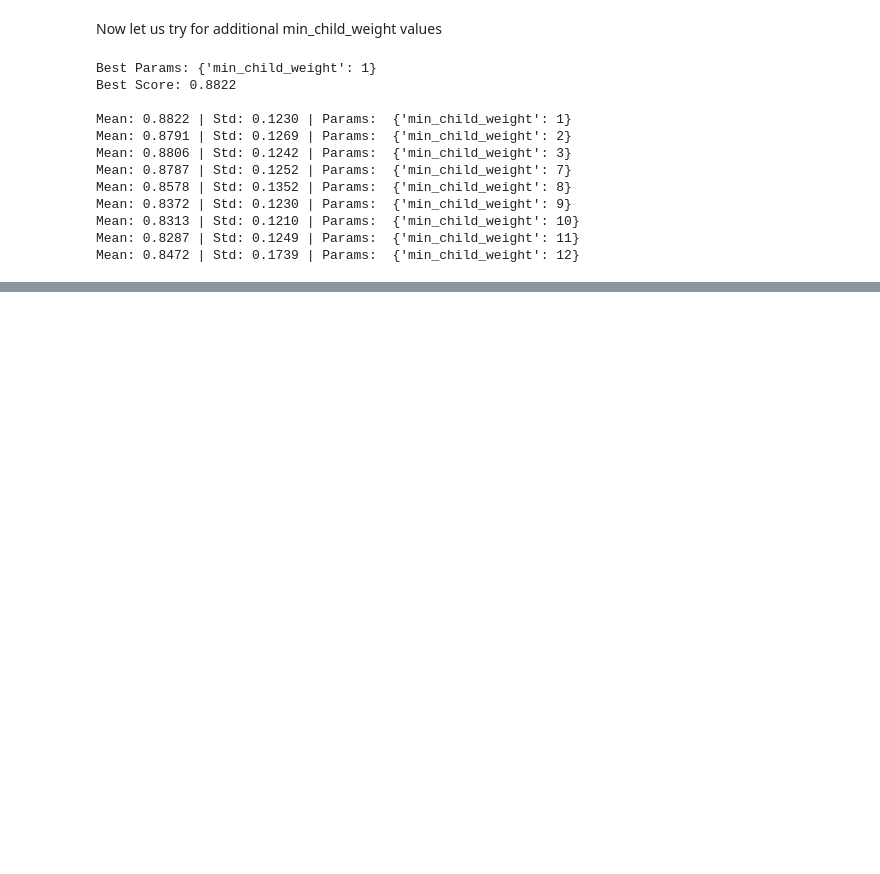
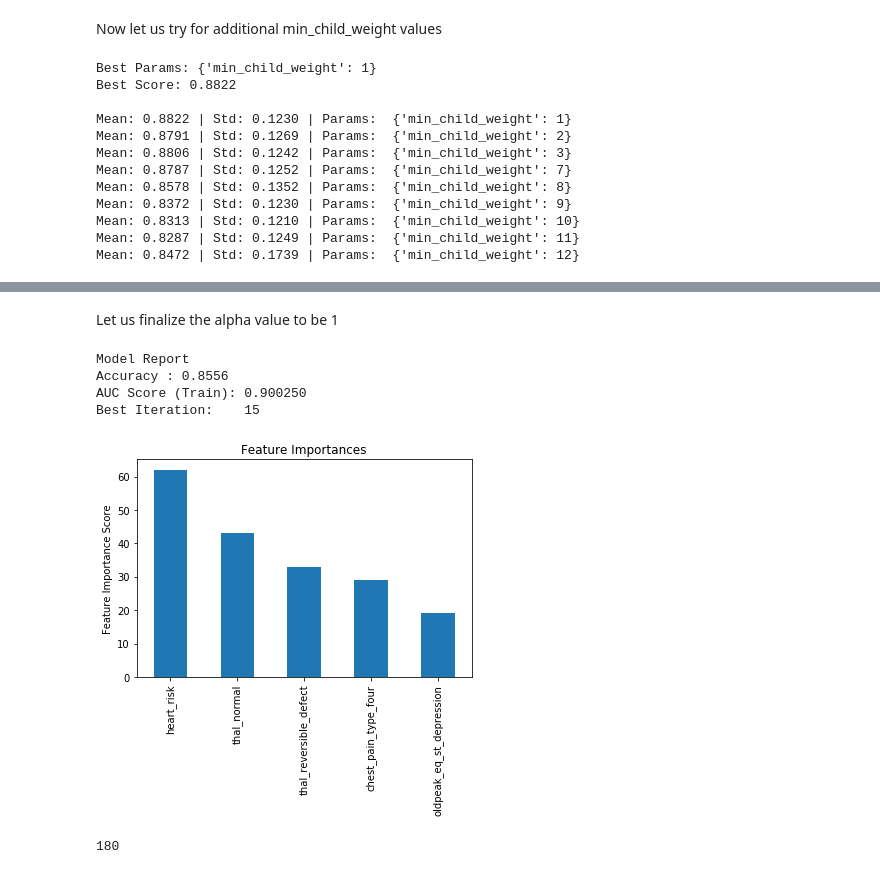
Before and after one commit to sivacharansrc/Predicting-Heart-Disease, a Jupyter notebook: pyScript.ipynb, the cells around one changed output, grey strips where cells are left out. Cells and saved outputs as stored; diff of their text form; code cells hidden in the pictures; blank space fills up the shorter version.

```diff
--- a/pyScript.ipynb
+++ b/pyScript.ipynb
@@ -631,0 +692,15 @@ Mean: 0.8472 | Std: 0.1739 | Params:  {'min_child_weight': 12}
+# %%
+param_test = {
+ 'reg_alpha':[0.25, 0.5, 0.75, 1, 1.25, 1.5, 1.75]
+}
+gsearch1 = GridSearchCV(estimator = XGBClassifier( learning_rate =0.01, n_estimators=62, max_depth=2,
+ min_child_weight=1, gamma=0, objective= 'binary:logistic', nthread=8, scale_pos_weight=1, seed=9),
+ param_grid = param_test, scoring='roc_auc',n_jobs=50,iid=False, cv=5)
+gsearch1.fit(x,y)
+print("Best Params: %r" % gsearch1.best_params_)
+print("Best Score: %1.4f\n" % gsearch1.best_score_)
+
+means = gsearch1.cv_results_['mean_test_score']
+stds = gsearch1.cv_results_['std_test_score']
+for mean, std, params in zip(means, stds, gsearch1.cv_results_['params']):
+    print("Mean: %0.4f | Std: %0.4f | Params:  %r" % (mean, std * 2, params))
@@ -631,0 +718,26 @@ Mean: 0.8472 | Std: 0.1739 | Params:  {'min_child_weight': 12}
+# %% [markdown]
+Let us finalize the alpha value to be 1
+# %%
+#Choose all predictors except target & IDcols
+predictors = [x for x in x_train.columns] # [x for x in train.columns if x not in [target, IDcol]]
+xgb1 = XGBClassifier(
+ learning_rate = 0.01,
+ n_estimators=62,
+ max_depth=2,
+ min_child_weight=1,
+ gamma=0,
+ #subsample=0.8,
+ #colsample_bytree=0.8,
+ objective= 'binary:logistic',
+ nthread=8,
+ scale_pos_weight=1,
+ reg_alpha=1,
+ seed=9)
+
+modelfit(xgb1, x, y, metric='logloss')
+# %% [output]
+Model Report
+Accuracy : 0.8556
+AUC Score (Train): 0.900250
+Best Iteration:    15
+[figure, added]
@@ -632,3 +766,7 @@ Mean: 0.8472 | Std: 0.1739 | Params:  {'min_child_weight': 12}
+# %%
+len(dtest_predProb)
+# %% [output]
+180
 # %%
 # https://www.kaggle.com/cast42/xg-cv
 # https://www.analyticsvidhya.com/blog/2016/03/complete-guide-parameter-tuning-xgboost-with-codes-python/
```
Also changed, not shown: parts of 9 cells of this notebook.
